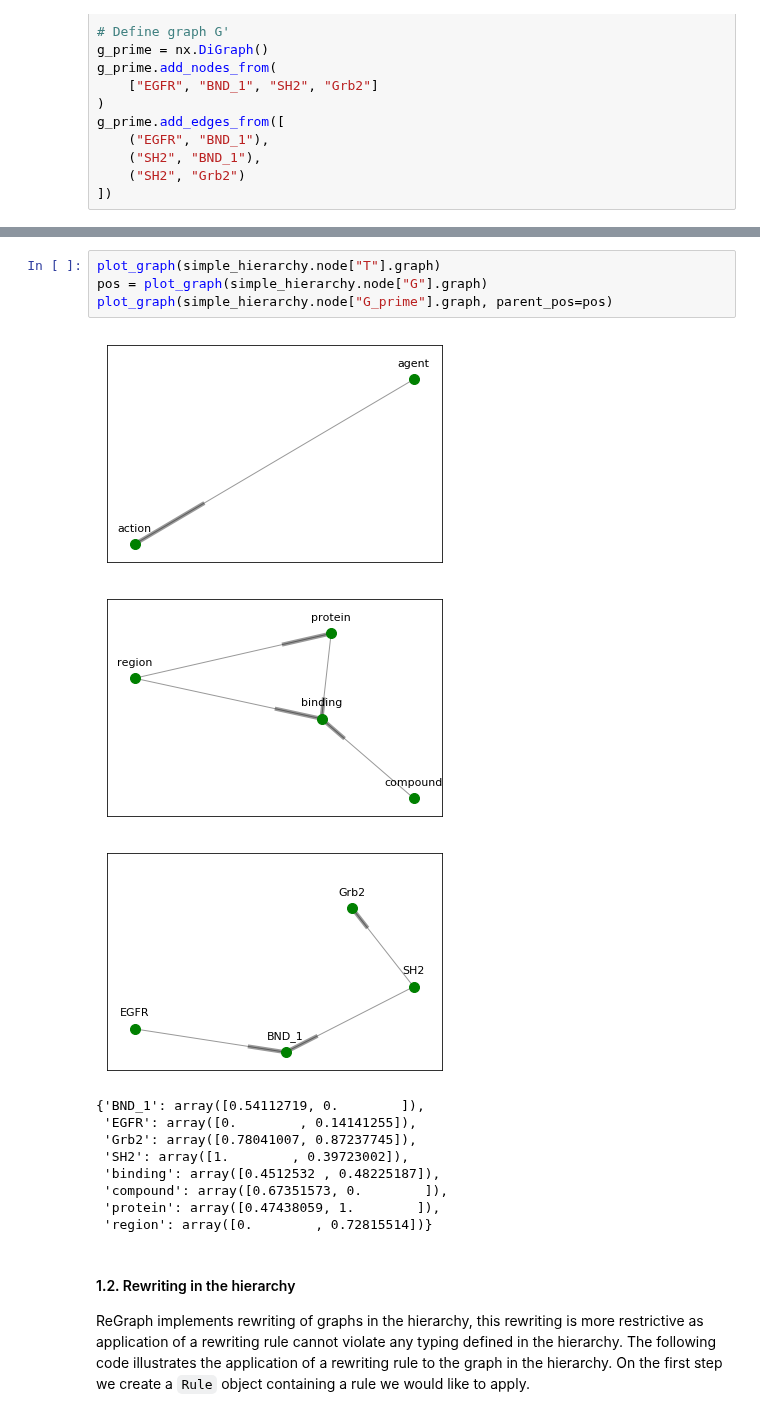
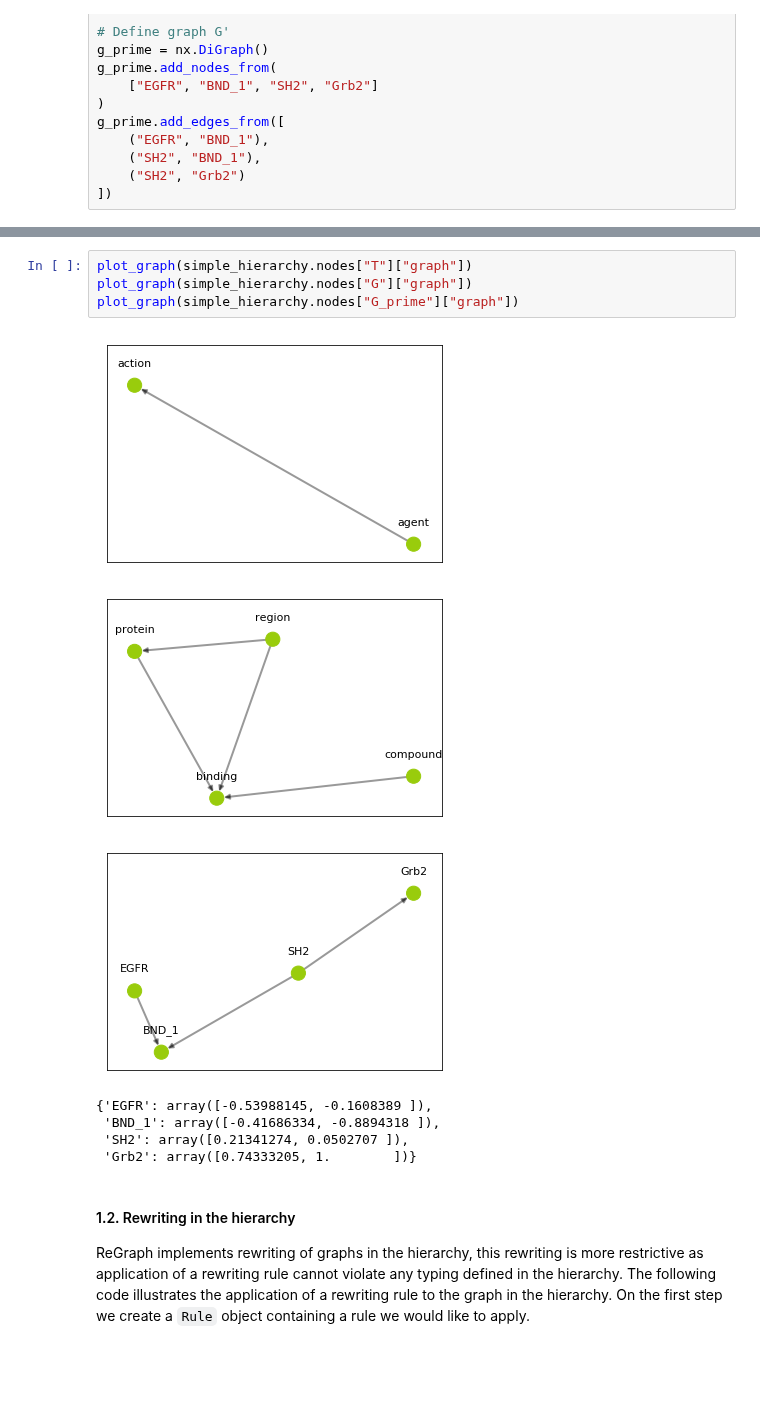
Before and after one commit to Kappa-Dev/ReGraph, a Jupyter notebook: examples/networkx/ReGraph_demo.ipynb, the cells around one changed output, grey strips where cells are left out. Cells and saved outputs as stored; diff of their text form; blank space fills up the shorter version.

```diff
--- a/examples/networkx/ReGraph_demo.ipynb
+++ b/examples/networkx/ReGraph_demo.ipynb
@@ -255,21 +264,17 @@ Relations:
 attributes :
 {}
 # %%
-plot_graph(simple_hierarchy.node["T"].graph)
-pos = plot_graph(simple_hierarchy.node["G"].graph)
-plot_graph(simple_hierarchy.node["G_prime"].graph, parent_pos=pos)
+plot_graph(simple_hierarchy.nodes["T"]["graph"])
+plot_graph(simple_hierarchy.nodes["G"]["graph"])
+plot_graph(simple_hierarchy.nodes["G_prime"]["graph"])
 # %% [output]
-[figure, old version]
+[figure, new version]
-[figure, old version]
+[figure, new version]
-[figure, old version]
+[figure, new version]
-{'BND_1': array([0.54112719, 0.        ]),
- 'EGFR': array([0.        , 0.14141255]),
- 'Grb2': array([0.78041007, 0.87237745]),
- 'SH2': array([1.        , 0.39723002]),
- 'binding': array([0.4512532 , 0.48225187]),
- 'compound': array([0.67351573, 0.        ]),
- 'protein': array([0.47438059, 1.        ]),
- 'region': array([0.        , 0.72815514])}
+{'EGFR': array([-0.53988145, -0.1608389 ]),
+ 'BND_1': array([-0.41686334, -0.8894318 ]),
+ 'SH2': array([0.21341274, 0.0502707 ]),
+ 'Grb2': array([0.74333205, 1.        ])}
 # %% [markdown]
 #### 1.2. Rewriting in the hierarchy
 
```
Also changed, not shown: parts of 45 cells of this notebook, 5 other files.
